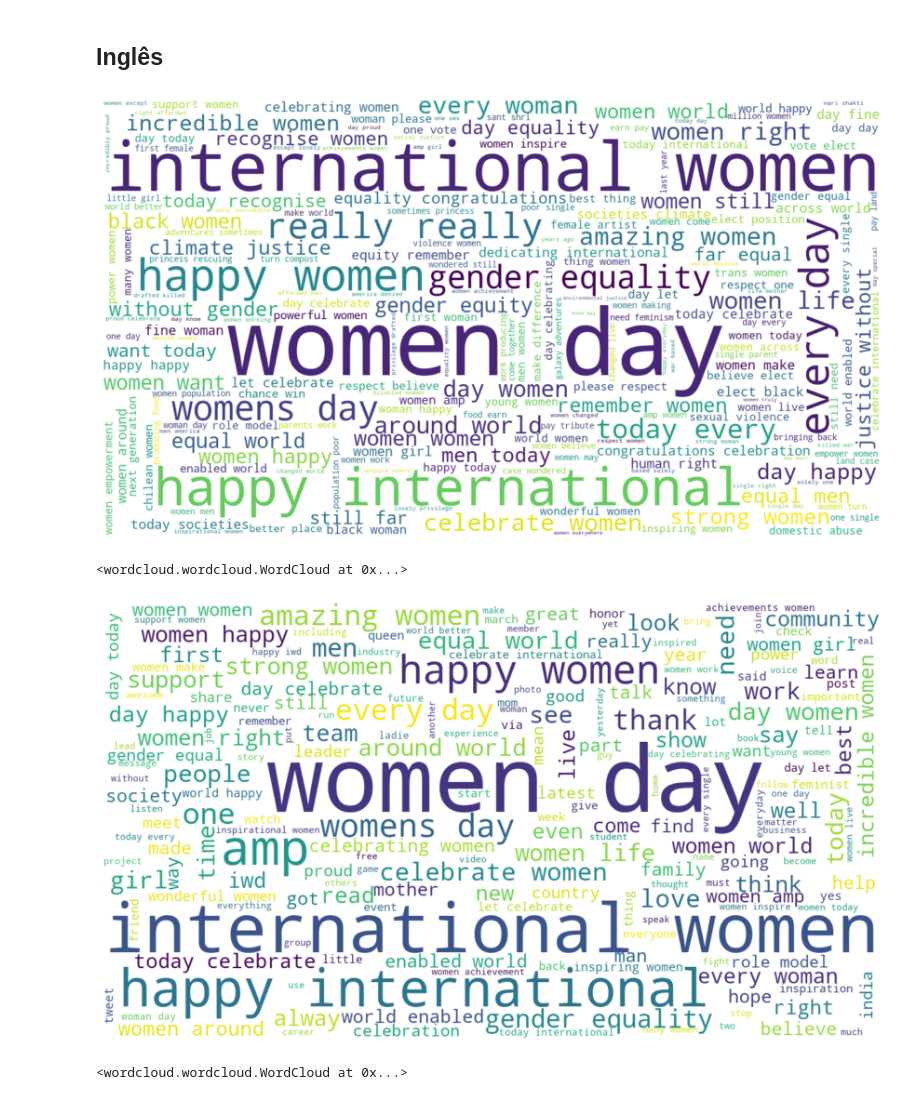
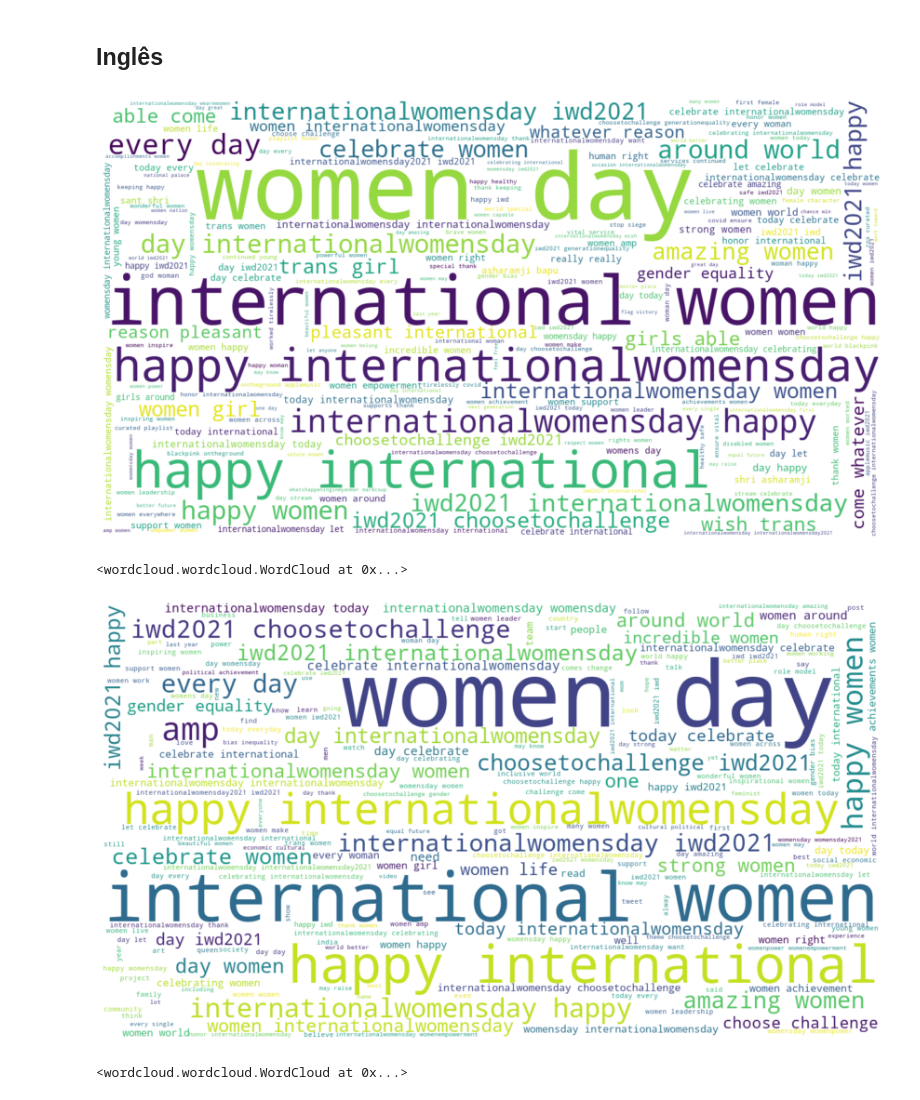
Before and after one commit to gean-costa/8M, a Jupyter notebook: data-processing/wordcloud/Wordclouds.ipynb, the cells around one changed output. Saved outputs shown, nothing was run; the diff lists cells and outputs as text; code cells hidden in the pictures.

```diff
--- a/data-processing/wordcloud/Wordclouds.ipynb
+++ b/data-processing/wordcloud/Wordclouds.ipynb
@@ -25,6 +25,6 @@ nuvem_palavras.to_file('wordcloud-pt-1.png')
 <wordcloud.wordcloud.WordCloud at 0x...>
 # %%
-with open('../2-data-pre-processing/cenario2_8M2020_tweets_pt.txt', 'r') as file:
+with open('../../data-pre-processing/2csv/cenario2_8M2021_tweets_pt.txt', 'r') as file:
     tweets_pt = file.readlines()
 
 palavras = ','.join(list(tweets_pt))
@@ -39,5 +39,5 @@ plt.axis("off")
 plt.imshow(nuvem_palavras, interpolation = 'bilinear')
 plt.show()
 
-nuvem_palavras.to_file('wordcloud-pt-2.png')
+nuvem_palavras.to_file('21wordcloud-pt-2.png')
 # %% [output]
@@ -46,7 +46,7 @@ nuvem_palavras.to_file('wordcloud-pt-2.png')
 # %% [markdown]
 ## Espanhol
 # %%
-with open('../2-data-pre-processing/cenario1_8M2020_tweets_es.txt', 'r') as file:
+with open('../../data-pre-processing/2csv/cenario1_8M2021_tweets_es.txt', 'r') as file:
     tweets_es = file.readlines()
 
 palabras = ','.join(list(tweets_es))
@@ -61,5 +61,5 @@ plt.axis("off")
 plt.imshow(nube_palabras, interpolation = 'bilinear')
 plt.show()
 
-nube_palabras.to_file('wordcloud-es-1.png')
+nube_palabras.to_file('21wordcloud-es-1.png')
 # %% [output]
@@ -67,6 +67,6 @@ nube_palabras.to_file('wordcloud-es-1.png')
 <wordcloud.wordcloud.WordCloud at 0x...>
 # %%
-with open('../2-data-pre-processing/cenario2_8M2020_tweets_es.txt', 'r') as file:
+with open('../../data-pre-processing/2csv/cenario2_8M2021_tweets_es.txt', 'r') as file:
     tweets_es = file.readlines()
 
 palabras = ','.join(list(tweets_es))
@@ -83,5 +83,5 @@ plt.axis("off")
 plt.imshow(nube_palabras, interpolation = 'bilinear')
 plt.show()
 
-nube_palabras.to_file('wordcloud-es-2.png')
+nube_palabras.to_file('21wordcloud-es-2.png')
 # %% [output]
@@ -90,7 +90,7 @@ nube_palabras.to_file('wordcloud-es-2.png')
 # %% [markdown]
 ## Inglês
 # %%
-with open('../2-data-pre-processing/cenario1_8M2020_tweets_en.txt', 'r') as file:
+with open('../../data-pre-processing/2csv/cenario1_8M2021_tweets_en.txt', 'r') as file:
     tweets_en = file.readlines()
 
 words = ','.join(list(tweets_en))
@@ -105,27 +105,27 @@ plt.axis("off")
 plt.imshow(wordcloud, interpolation = 'bilinear')
 plt.show()
 
-wordcloud.to_file('wordcloud-en-1.png')
+wordcloud.to_file('21wordcloud-en-1.png')
 # %% [output]
-[figure, old version]
+[figure, new version]
 <wordcloud.wordcloud.WordCloud at 0x...>
 # %%
-with open('../2-data-pre-processing/cenario2_8M2020_tweets_en.txt', 'r') as file:
+with open('../../data-pre-processing/2csv/cenario2_8M2021_tweets_en.txt', 'r') as file:
     tweets_en = file.readlines()
 
 words = ','.join(list(tweets_en))
 
 # Generate a word cloud image
 wordcloud = WordCloud(background_color='white', width=1280, height=720).generate(words)
 
 # Display the generated image:
 # the matplotlib way:
 plt.figure(figsize = (15,15))
 plt.axis("off")
 plt.imshow(wordcloud, interpolation = 'bilinear')
 plt.show()
 
-wordcloud.to_file('wordcloud-en-2.png')
+wordcloud.to_file('21wordcloud-en-2.png')
 # %% [output]
-[figure, old version]
+[figure, new version]
 <wordcloud.wordcloud.WordCloud at 0x...>
```
Also changed, not shown: parts of 4 cells of this notebook, 19 other files.
